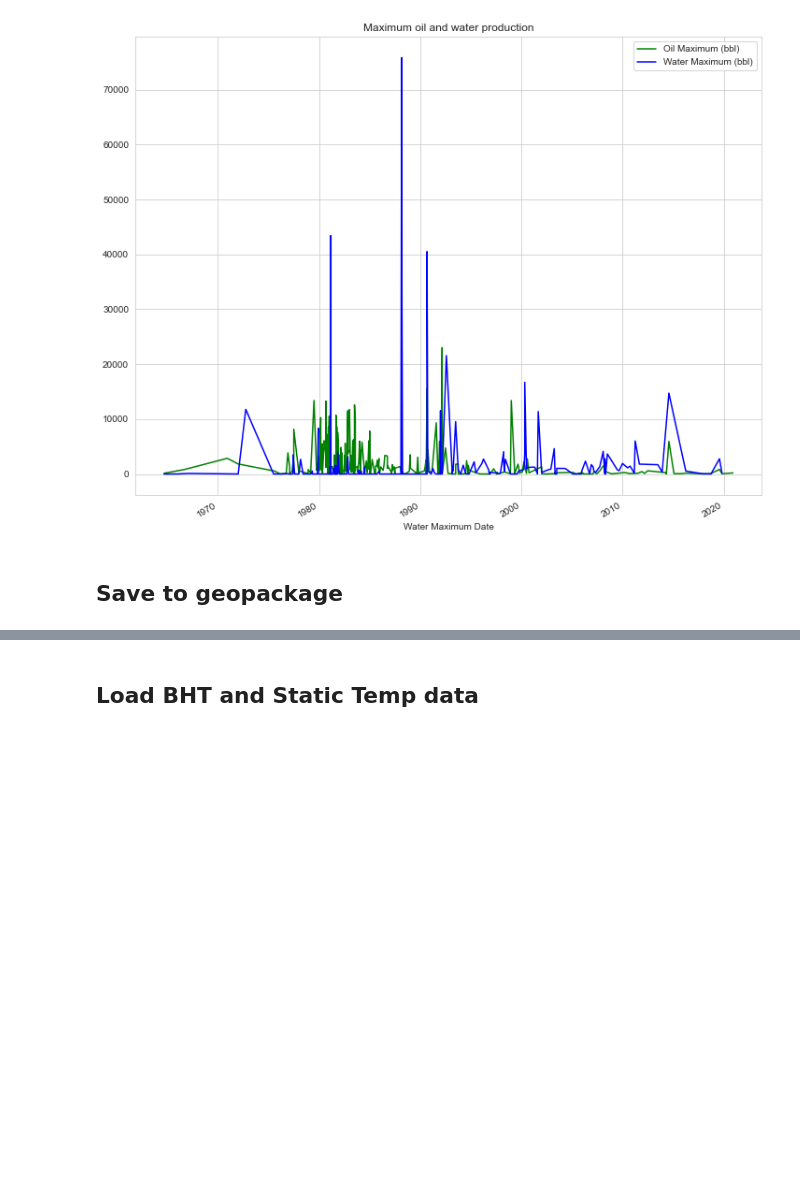
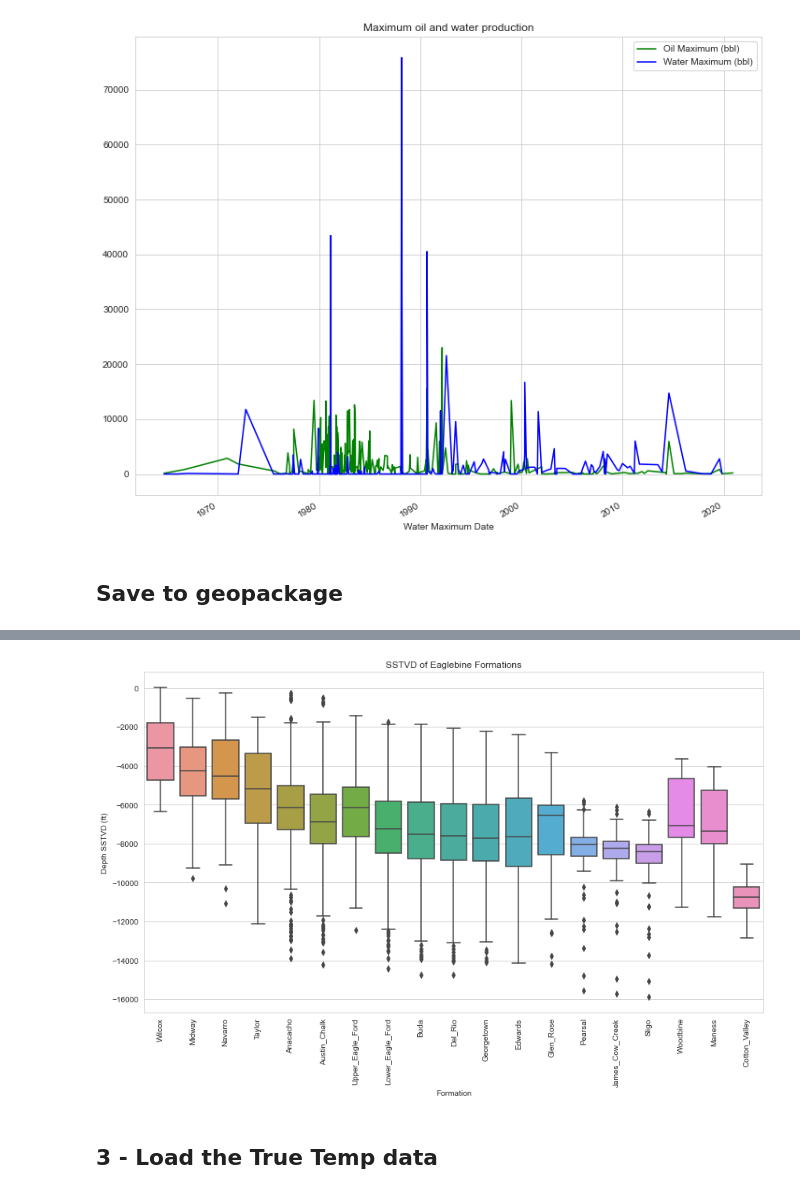
Before and after one commit to Tyrmes/gtx-2021, a Jupyter notebook: gtx/eda_oc/eda_1.ipynb, the cells around one changed output, grey strips where cells are left out. Drawn from its saved outputs; the diff is of its cells as text; code cells hidden in the pictures; blank space fills up the shorter version.

Commit message:
Boxplot of formation top in SSTVD [GTX-23]

```diff
--- a/gtx/eda_oc/eda_1.ipynb
+++ b/gtx/eda_oc/eda_1.ipynb
@@ -207,0 +211,14 @@ gdf_m_2.to_file(gpkg_save_path, layer="production", driver='GPKG')
+# %%
+top_md_col = "top_md"
+formation_col = "formation"
+df_tops: pd.DataFrame = egb_well_tops.set_index(uwi_col).loc[:, "01_Wilcox_MD_ft":]
+# Converting from wide format to tidy format
+df_tops = df_tops.reset_index().melt(id_vars=uwi_col,
+                                     var_name=formation_col,
+                                     value_name=top_md_col)
+# Extracting the actual formation name
+df_tops[formation_col] = df_tops[formation_col].str.extract(r"\d{2}_(.+)_MD_ft")
+
+print(df_tops[formation_col].unique())
+display(df_tops.head())
+print(df_tops.info())
@@ -207,0 +249,5 @@ gdf_m_2.to_file(gpkg_save_path, layer="production", driver='GPKG')
+# %%
+# Replace zero values with nan
+df_tops[top_md_col] = df_tops[top_md_col].replace(0, np.nan)
+df_tops.dropna(inplace=True)
+print(df_tops.info())
@@ -207,0 +269,5 @@ gdf_m_2.to_file(gpkg_save_path, layer="production", driver='GPKG')
+# %%
+top_sstvd_col = "top_sstvd"
+df_tops = df_tops.merge(gdf_wh[[uwi_col, kb_col]], on=uwi_col)
+df_tops[top_sstvd_col] = -(df_tops[top_md_col] - df_tops[kb_col])
+df_tops.head()
@@ -208,2 +281,13 @@ gdf_m_2.to_file(gpkg_save_path, layer="production", driver='GPKG')
+# %%
+fig_3, ax_3 = plt.subplots(1, 1, figsize=(12, 8))
+sns.boxplot(x=formation_col, y=top_sstvd_col, data=df_tops, ax=ax_3)
+plt.title("SSTVD of Eaglebine Formations")
+plt.ylabel("Depth SSTVD (ft)")
+plt.xlabel("Formation")
+plt.xticks(rotation=90)
+plt.tight_layout()
+plt.show()
+# %% [output]
+[figure, added]
 # %% [markdown]
-## Load BHT and Static Temp data
+## 3 - Load the True Temp data
```
Also changed, not shown: parts of 8 cells of this notebook.
